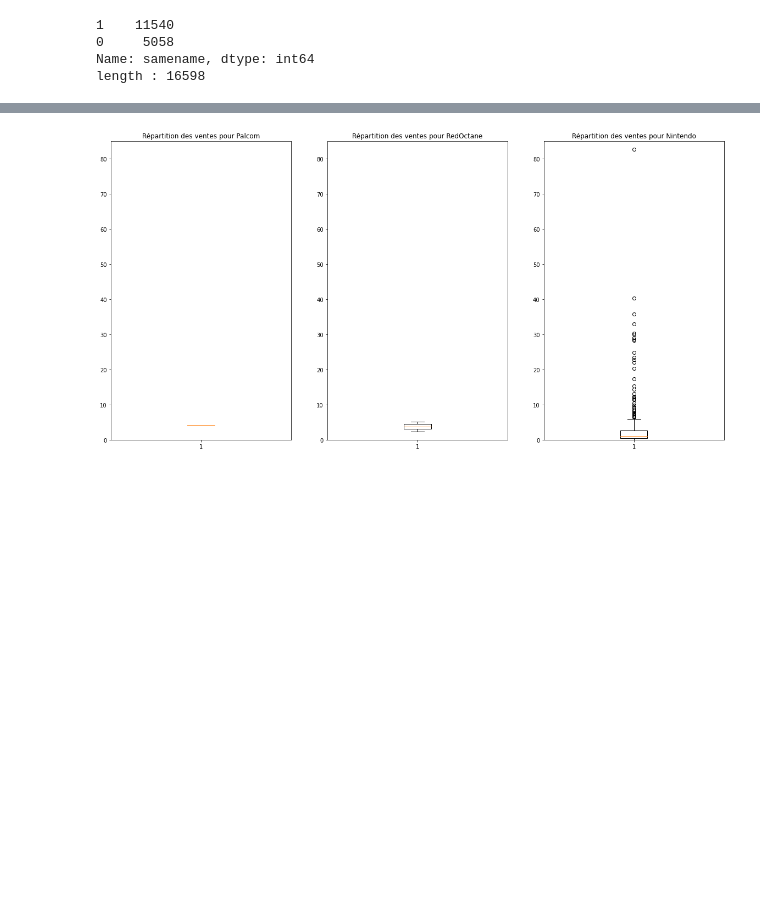
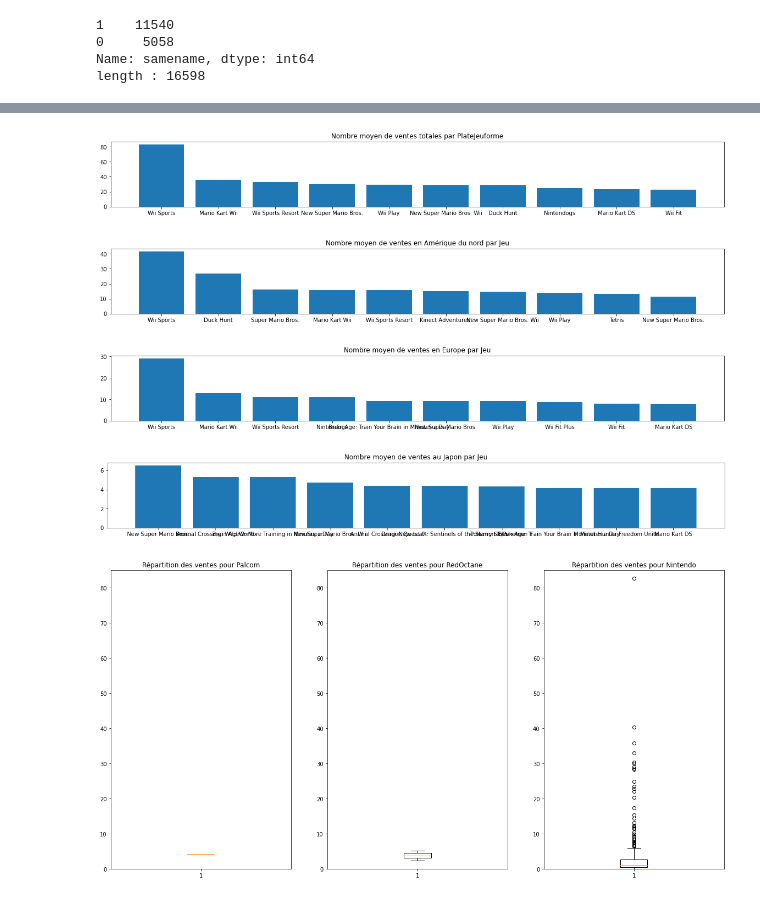
Before and after one commit to Pascal-Thai/GamingSales, a Jupyter notebook: GamingSales-Visualisation.ipynb, the cells around one changed output, grey strips where cells are left out. Cells and saved outputs as stored; diff of their text form; code cells hidden in the pictures; blank space fills up the shorter version.

```diff
--- a/GamingSales-Visualisation.ipynb
+++ b/GamingSales-Visualisation.ipynb
@@ -171,3 +236,48 @@ plt.legend(fontsize=20);
+# %%
+# Visualisation par Jeu
+
+# Global
+salesByGameG = df_visu.groupby('Name').agg({'Global_Sales':'mean'}).sort_values(by='Global_Sales',ascending=False).head(10)
+plt.figure(figsize=(20,10))
+plt.subplot(4,1,1)
+#plt.hist()
+plt.bar(salesByGameG['Global_Sales'].index,salesByGameG['Global_Sales']);
+plt.title('Nombre moyen de ventes totales par PlateJeuforme');
+
+# NA
+salesByGameNA = df_visu.groupby('Name').agg({'NA_Sales':'mean'}).sort_values(by='NA_Sales',ascending=False).head(10)
+
+plt.figure(figsize=(20,10))
+plt.subplot(4,1,2)
+#plt.hist()
+plt.bar(salesByGameNA['NA_Sales'].index,salesByGameNA['NA_Sales']);
+#plt.bar(df.Genre,df.Global_Sales.mean());
+plt.title('Nombre moyen de ventes en Amérique du nord par Jeu');
+
+# EU
+salesByGameEU = df_visu.groupby('Name').agg({'EU_Sales':'mean'}).sort_values(by='EU_Sales',ascending=False).head(10)
+
+plt.figure(figsize=(20,10))
+plt.subplot(4,1,3)
+#plt.hist()
+plt.bar(salesByGameEU['EU_Sales'].index,salesByGameEU['EU_Sales']);
+#plt.bar(df.Genre,df.Global_Sales.mean());
+plt.title('Nombre moyen de ventes en Europe par Jeu');
+
+# JP
+salesByGameJP = df_visu.groupby('Name').agg({'JP_Sales':'mean'}).sort_values(by='JP_Sales',ascending=False).head(10)
+
+plt.figure(figsize=(20,10))
+plt.subplot(4,1,4)
+#plt.hist()
+plt.bar(salesByGameJP['JP_Sales'].index,salesByGameJP['JP_Sales']);
+#plt.bar(df.Genre,df.Global_Sales.mean());
+plt.title('Nombre moyen de ventes au Japon par Jeu');
+# %% [output]
+[figure, added]
+[figure, added]
+[figure, added]
+[figure, added]
 # %%
 # Comparatif Palcom vs Nintendo
 
```
Also changed, not shown: parts of 10 cells of this notebook, 2 other files.
